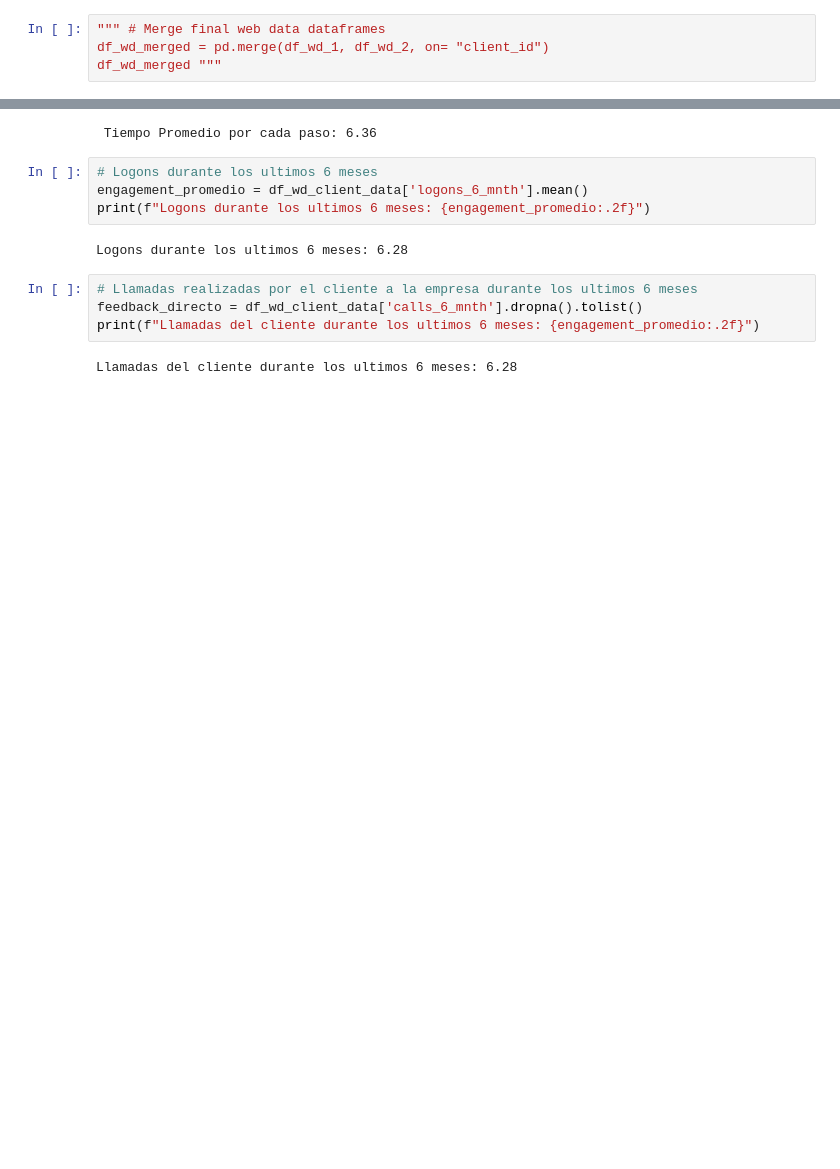
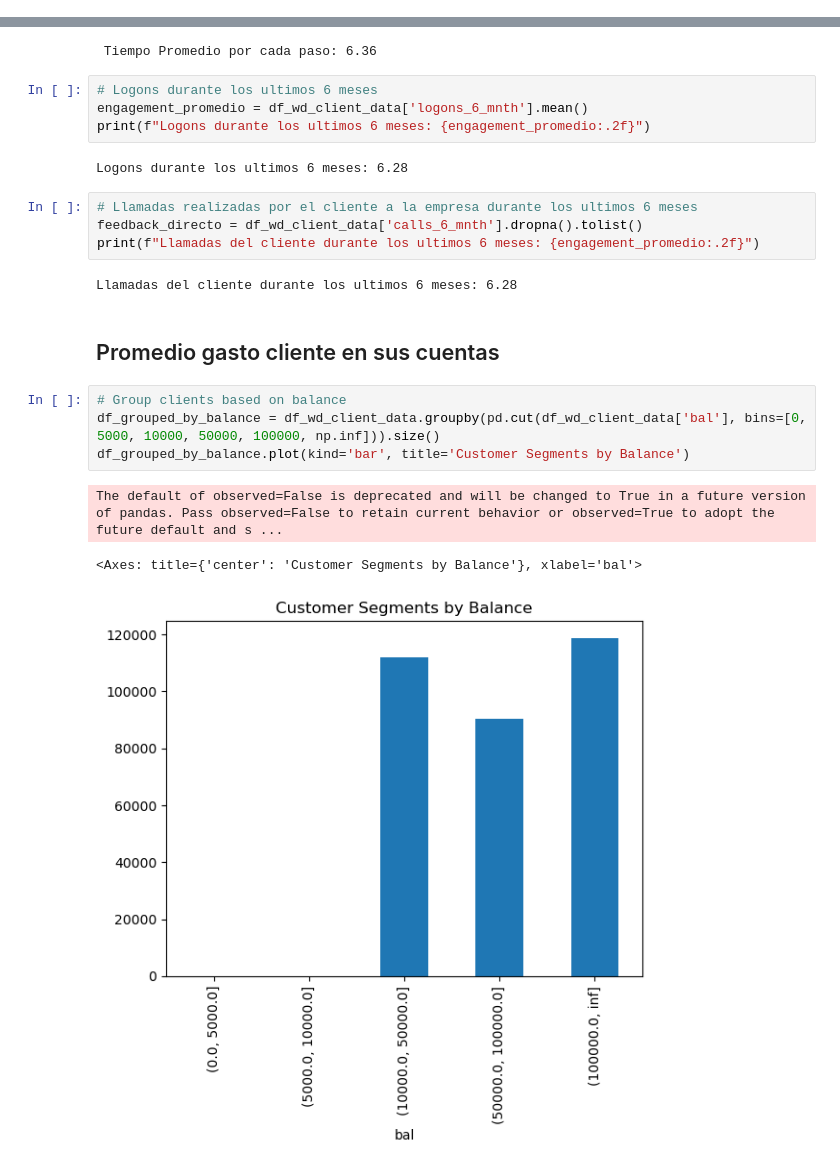
Before and after one commit to adrianbenitezrueda/ih-sp-ab-testing, a Jupyter notebook: data.ipynb, the cells around one changed output, grey strips where cells are left out. Cells and saved outputs as stored; diff of their text form; blank space fills up the shorter version.

```diff
--- a/data.ipynb
+++ b/data.ipynb
@@ -58,7 +60,3 @@ df_wd_merged
 | 412262 | 9668240 | 388766751_9038881013 | 922267647_3096648104_968866 | start | 2017-05-24 18:44:34 |
 | 412263 | 674799 | 947159805_81558194550 | 86152093_47511127657_716022 | start | 2017-06-03 12:17:09 |
 755405 rows × 5 columns
-# %%
-""" # Merge final web data dataframes
-df_wd_merged = pd.merge(df_wd_1, df_wd_2, on= "client_id")
-df_wd_merged """
@@ -735,3 +763,13 @@ feedback_directo = df_wd_client_data['calls_6_mnth'].dropna().tolist()
 print(f"Llamadas del cliente durante los ultimos 6 meses: {engagement_promedio:.2f}")
 # %% [output]
 Llamadas del cliente durante los ultimos 6 meses: 6.28
+# %% [markdown]
+## Promedio gasto cliente en sus cuentas
+# %%
+# Group clients based on balance
+df_grouped_by_balance = df_wd_client_data.groupby(pd.cut(df_wd_client_data['bal'], bins=[0, 5000, 10000, 50000, 100000, np.inf])).size()
+df_grouped_by_balance.plot(kind='bar', title='Customer Segments by Balance')
+# %% [output]
+The default of observed=False is deprecated and will be changed to True in a future version of pandas. Pass observed=False to retain current behavior or observed=True to adopt the future default and s ...
+<Axes: title={'center': 'Customer Segments by Balance'}, xlabel='bal'>
+[figure, added]
```
Also changed, not shown: parts of 26 cells of this notebook.
